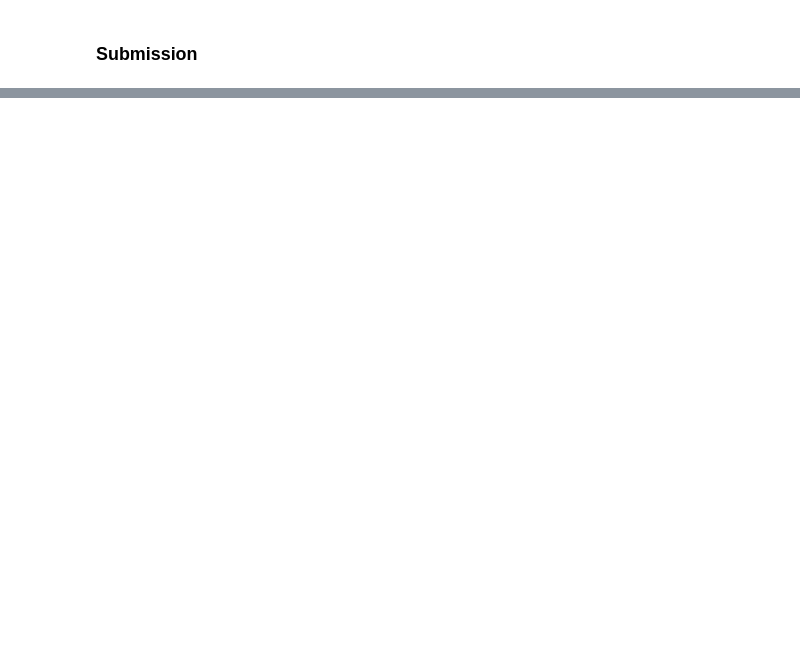
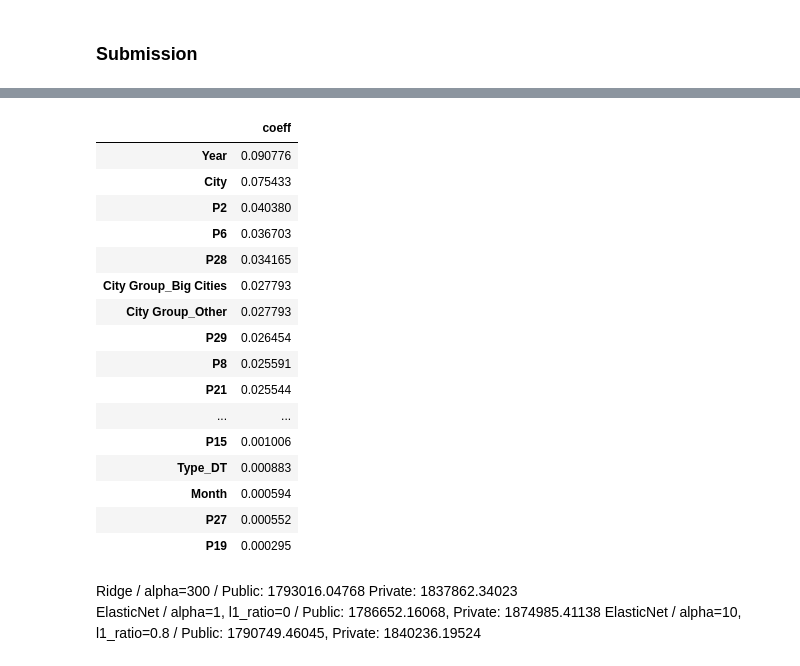
Before and after one commit to Ever2after/ML-Study, a Jupyter notebook: week6/restaurant-revenue/restaurant-revenue.ipynb, the cells around one changed output, grey strips where cells are left out. Cells and saved outputs as stored; diff of their text form; code cells hidden in the pictures; blank space fills up the shorter version.

```diff
--- a/week6/restaurant-revenue/restaurant-revenue.ipynb
+++ b/week6/restaurant-revenue/restaurant-revenue.ipynb
@@ -328,2 +389,28 @@ submission.head()
+# %%
+coeff = pd.DataFrame(model.coef_, index = X_train.columns, columns = ['coeff'])
+coeff = np.absolute(coeff)
+coeff.sort_values(by='coeff', ascending=False)
+# %% [output]
+|  | coeff |
+| Year | 0.090776 |
+| City | 0.075433 |
+| P2 | 0.040380 |
+| P6 | 0.036703 |
+| P28 | 0.034165 |
+| City Group_Big Cities | 0.027793 |
+| City Group_Other | 0.027793 |
+| P29 | 0.026454 |
+| P8 | 0.025591 |
+| P21 | 0.025544 |
+| ... | ... |
+| P15 | 0.001006 |
+| Type_DT | 0.000883 |
+| Month | 0.000594 |
+| P27 | 0.000552 |
+| P19 | 0.000295 |
+# %% [markdown]
+Ridge / alpha=300 / Public: 1793016.04768 Private: 1837862.34023
+ElasticNet / alpha=1, l1_ratio=0 / Public: 1786652.16068, Private: 1874985.41138
+ElasticNet / alpha=10, l1_ratio=0.8 / Public: 1790749.46045, Private: 1840236.19524
 # %%
 submission.to_csv("./submission.csv", index = False)
```
Also changed, not shown: parts of 19 cells of this notebook.
